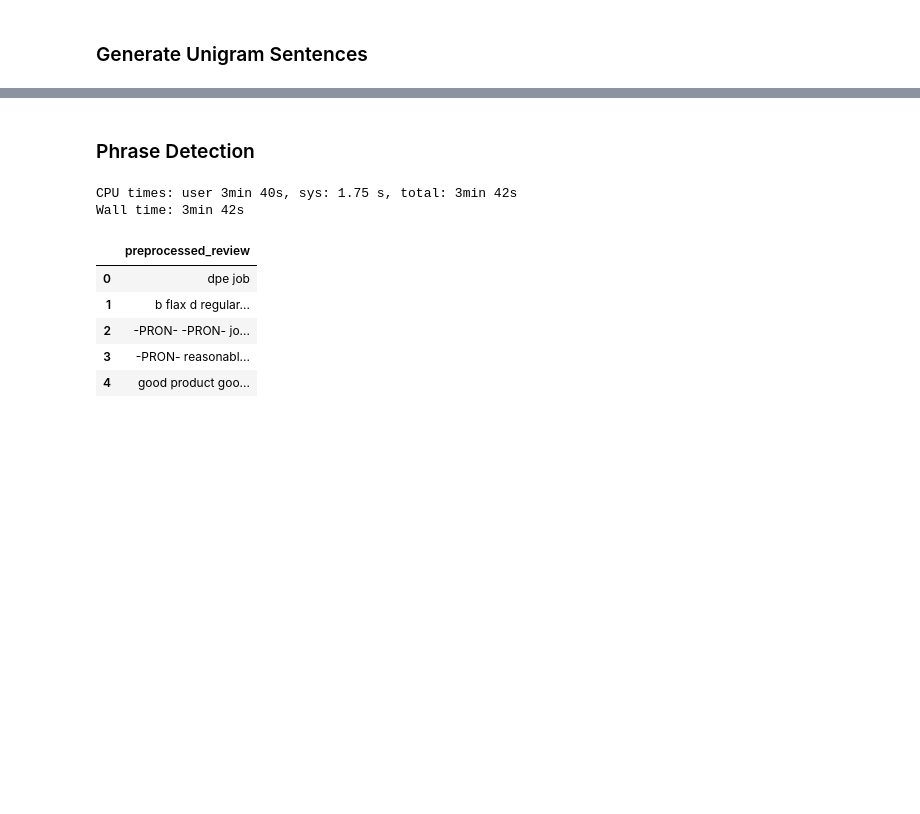
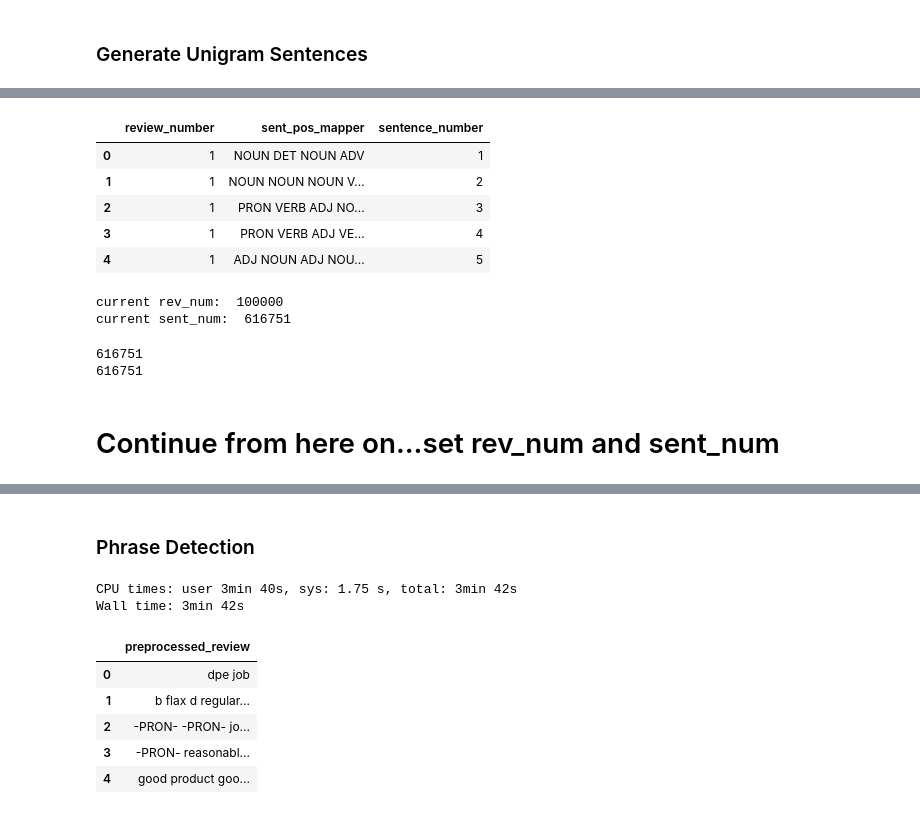
Before and after one commit to kunal-kotian/shopsmart, a Jupyter notebook: Notebooks/topic_modeling_v1.ipynb, the cells around one changed output, grey strips where cells are left out. Saved outputs shown, nothing was run; the diff lists cells and outputs as text; code cells hidden in the pictures; blank space fills up the shorter version.

```diff
--- a/Notebooks/topic_modeling_v1.ipynb
+++ b/Notebooks/topic_modeling_v1.ipynb
@@ -341,0 +419,34 @@ save_df_s3(unigram_sentences_savedf, bucket_name, 'amazon_reviews/unigram_senten
+# %%
+sent_pos_mapper_savedf.head()
+# %% [output]
+|  | review_number | sent_pos_mapper | sentence_number |
+| 0 | 1 | NOUN DET NOUN ADV | 1 |
+| 1 | 1 | NOUN NOUN NOUN V... | 2 |
+| 2 | 1 | PRON VERB ADJ NO... | 3 |
+| 3 | 1 | PRON VERB ADJ VE... | 4 |
+| 4 | 1 | ADJ NOUN ADJ NOU... | 5 |
+# %%
+for parsed_review in tqdm(nlp.pipe(text_second, batch_size=20000, n_threads=72)):
+    rev_num += 1
+    for sent in parsed_review.sents:
+        sent_num += 1
+
+        # lemmatize tokens after filter whitespace and punctuations
+        lemmatized_sent = [token.lemma_ for token in sent if not (token.is_space or token.is_punct)]
+        unigram_sentences.append([rev_num, sent_num, lemmatized_sent])
+
+        # store part-of-speech tags corresponding to tokens in lemmatized_sent
+        pos_sent = [token.pos_ for token in sent if not (token.is_space or token.is_punct)]
+        sent_pos_mapper.append([rev_num, sent_num, pos_sent])
+
+print('current rev_num: ', rev_num)
+print('current sent_num: ', sent_num)
+# %% [output]
+current rev_num:  100000
+current sent_num:  616751
+# %%
+print(len(unigram_sentences))
+print(len(sent_pos_mapper))
+# %% [output]
+616751
+616751
@@ -342,3 +469,5 @@ save_df_s3(unigram_sentences_savedf, bucket_name, 'amazon_reviews/unigram_senten
+# %% [markdown]
+# Continue from here on...set rev_num and sent_num
 # %%
 # [OPTIONAL - only do this if the process got interrupted]
 # load saved unigram_sentences_savedf
```
Also changed, not shown: parts of 38 cells of this notebook, 1 other file.
